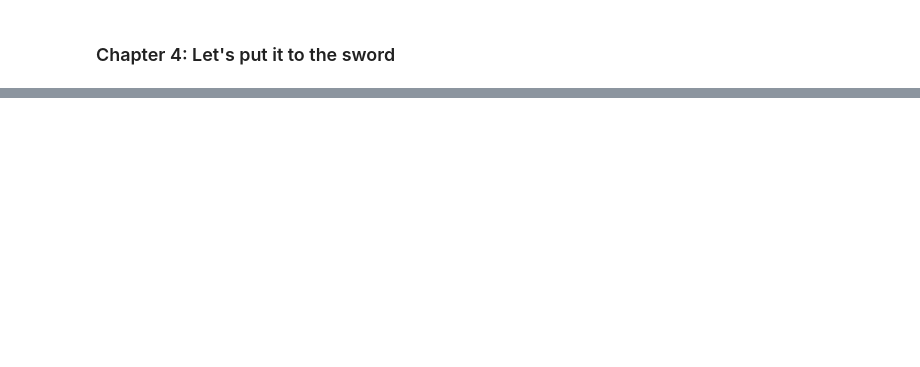
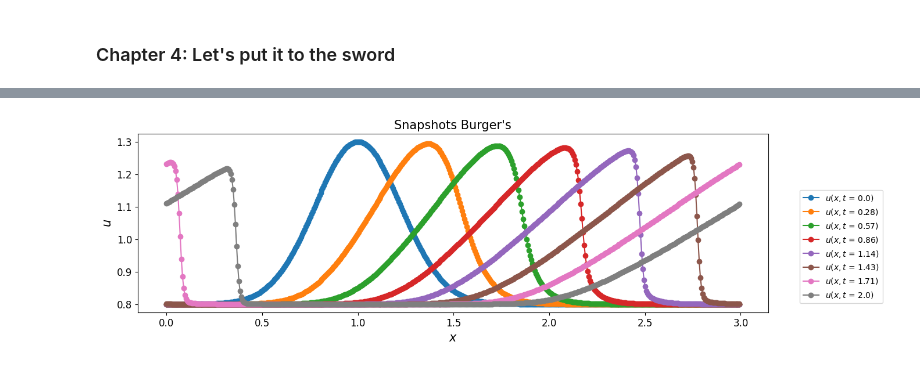
Before and after one commit to aniketjivani/generative_experiments, a Jupyter notebook: ExploreHamiltonians.ipynb, the cells around one changed output, grey strips where cells are left out. Drawn from its saved outputs; the diff is of its cells as text; code cells hidden in the pictures; blank space fills up the shorter version.

```diff
--- a/ExploreHamiltonians.ipynb
+++ b/ExploreHamiltonians.ipynb
@@ -131,0 +179,36 @@ We will perform experiments with Burgers equation to begin. Right now we will fo
+# %%
+# flux function
+def flux(u):
+    return 0.5*(u**2)
+
+def solve_upwind_scheme(initial_condition, t_vec, x_vec):
+    """ solve a 1-d advection diffusion equation using the first order conservative upwind scheme"""
+    U = np.zeros((len(x_vec), len(t_vec)))
+
+    U[:, 0] = initial_condition
+
+    dt = np.mean(t_vec[1:] - t_vec[:-1])
+    dx = np.mean(x_vec[1:] - x_vec[:-1])
+
+    for ii in range(len(t_vec)-1):
+        for jj in range(len(x_vec)):
+            if (U[jj, ii] * dt/dx) > 1:
+                print("Warning: CFL condition violated. ")
+
+            # update the next cell.
+            U[jj, ii+1] = U[jj, ii] + (dt/dx)*(flux(U[jj-1, ii])  - flux(U[jj, ii]))
+    return U
+# %%
+U_sol = solve_upwind_scheme(initial_condition, t_vec, x_vec)
+# %%
+fig, ax = plt.subplots(figsize=(14, 4))
+for ii in np.linspace(0, len(t_vec) -1, 8):
+    ax.plot(x_vec, U_sol[:, int(ii)], "-o", label="$u(x, t$ = "+ str(round(t_vec[int(ii)], 2)) + ")")
+    ax.set_xlabel("$x$", fontsize=15)
+    ax.set_ylabel("$u$", fontsize=15)
+    ax.tick_params(axis='both', which='major', labelsize=12)
+    ax.set_title("Snapshots Burger's", fontsize=15)
+    ax.legend()
+    ax.legend(loc=(1.05, .05))
+# %% [output]
+[figure, added]
```
Also changed, not shown: parts of 12 cells of this notebook.
